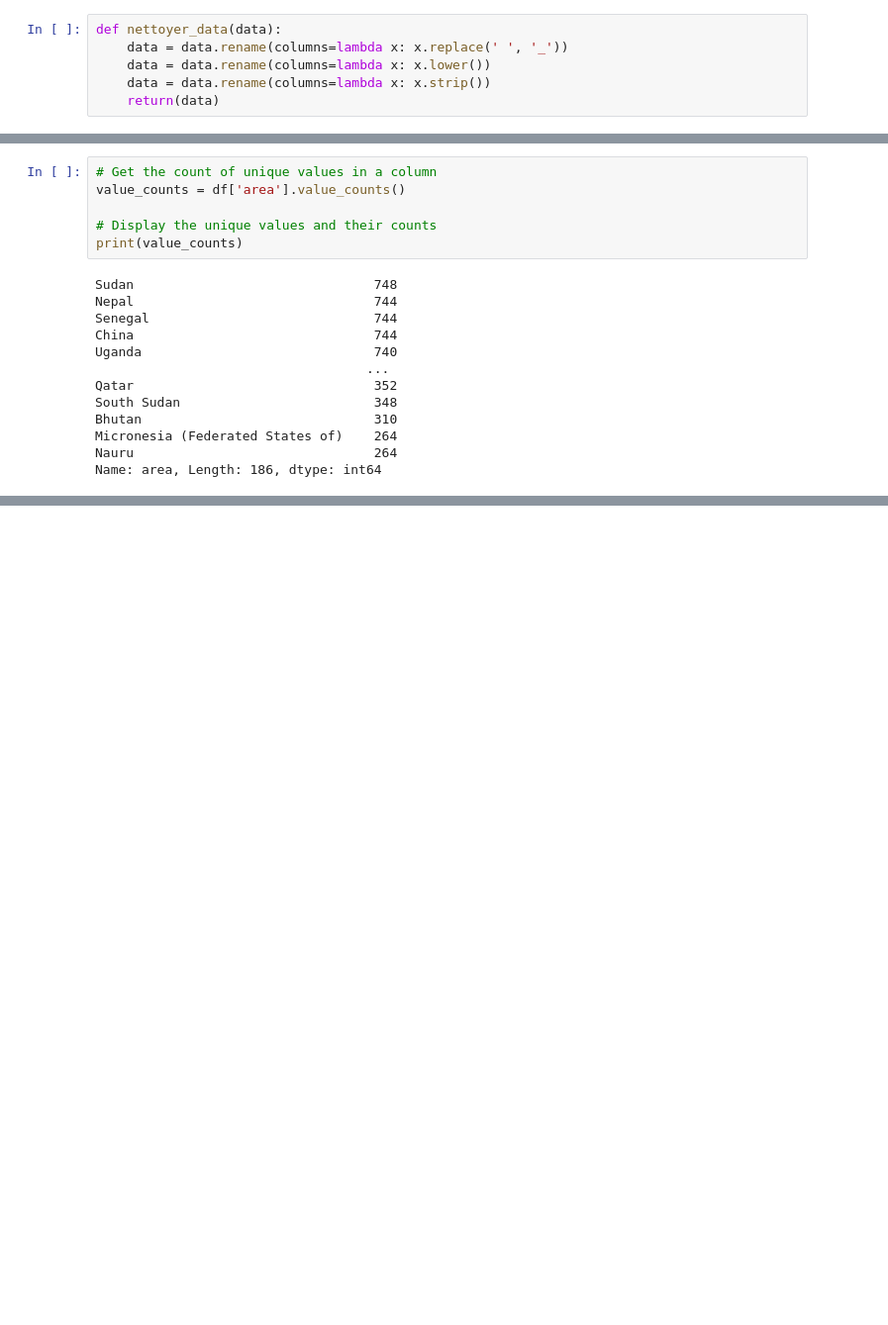
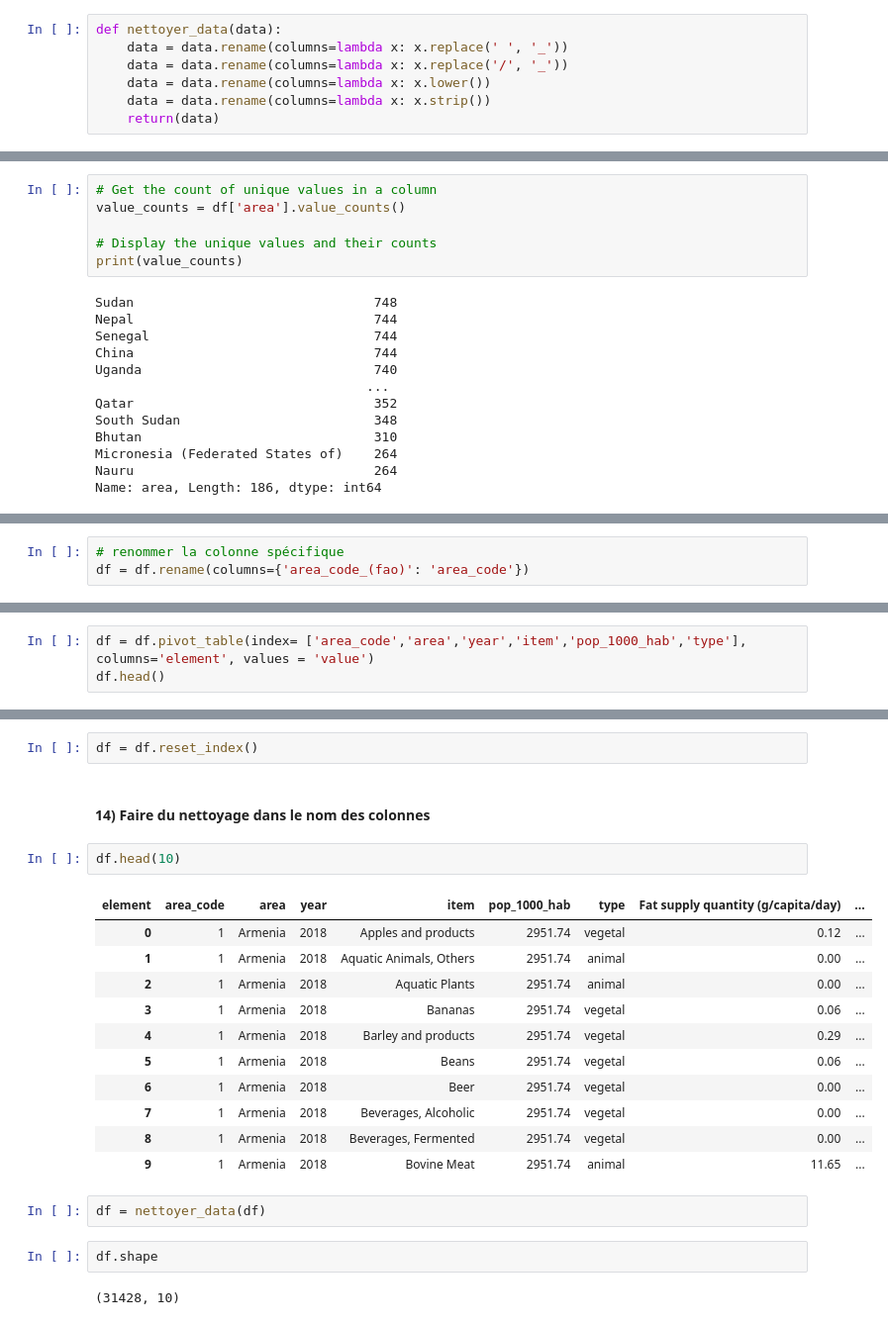
Before and after one commit to Noura-ou/la-librairie-pandas-avec-le-jeu-de-donn-es-de-la-FAO, a Jupyter notebook: fao_pandas/pandas.ipynb, the cells around one changed output, grey strips where cells are left out. Shown: that part at 99% size. Drawn from its saved outputs; the diff is of its cells as text; blank space fills up the shorter version.

```diff
--- a/fao_pandas/pandas.ipynb
+++ b/fao_pandas/pandas.ipynb
@@ -39,6 +42,7 @@ df_pop.head()
 # %%
 def nettoyer_data(data):
     data = data.rename(columns=lambda x: x.replace(' ', '_'))
+    data = data.rename(columns=lambda x: x.replace('/', '_'))
     data = data.rename(columns=lambda x: x.lower())
     data = data.rename(columns=lambda x: x.strip())
     return(data)
@@ -320,0 +356,3 @@ Name: area, Length: 186, dtype: int64
+# %%
+# renommer la colonne spécifique
+df = df.rename(columns={'area_code_(fao)': 'area_code'})
@@ -320,0 +370,3 @@ Name: area, Length: 186, dtype: int64
+# %%
+df = df.pivot_table(index= ['area_code','area','year','item','pop_1000_hab','type'], columns='element', values = 'value')
+df.head()
@@ -320,0 +381,24 @@ Name: area, Length: 186, dtype: int64
+# %%
+df = df.reset_index()
+# %% [markdown]
+#### 14) Faire du nettoyage dans le nom des colonnes
+# %%
+df.head(10)
+# %% [output]
+| element | area_code | area | year | item | pop_1000_hab | type | Fat supply quantity (g/capita/day) | ... |
+| 0 | 1 | Armenia | 2018 | Apples and products | 2951.74 | vegetal | 0.12 | ... |
+| 1 | 1 | Armenia | 2018 | Aquatic Animals, Others | 2951.74 | animal | 0.00 | ... |
+| 2 | 1 | Armenia | 2018 | Aquatic Plants | 2951.74 | animal | 0.00 | ... |
+| 3 | 1 | Armenia | 2018 | Bananas | 2951.74 | vegetal | 0.06 | ... |
+| 4 | 1 | Armenia | 2018 | Barley and products | 2951.74 | vegetal | 0.29 | ... |
+| 5 | 1 | Armenia | 2018 | Beans | 2951.74 | vegetal | 0.06 | ... |
+| 6 | 1 | Armenia | 2018 | Beer | 2951.74 | vegetal | 0.00 | ... |
+| 7 | 1 | Armenia | 2018 | Beverages, Alcoholic | 2951.74 | vegetal | 0.00 | ... |
+| 8 | 1 | Armenia | 2018 | Beverages, Fermented | 2951.74 | vegetal | 0.00 | ... |
+| 9 | 1 | Armenia | 2018 | Bovine Meat | 2951.74 | animal | 11.65 | ... |
+# %%
+df = nettoyer_data(df)
+# %%
+df.shape
+# %% [output]
+(31428, 10)
```
Also changed, not shown: parts of 49 cells of this notebook.
